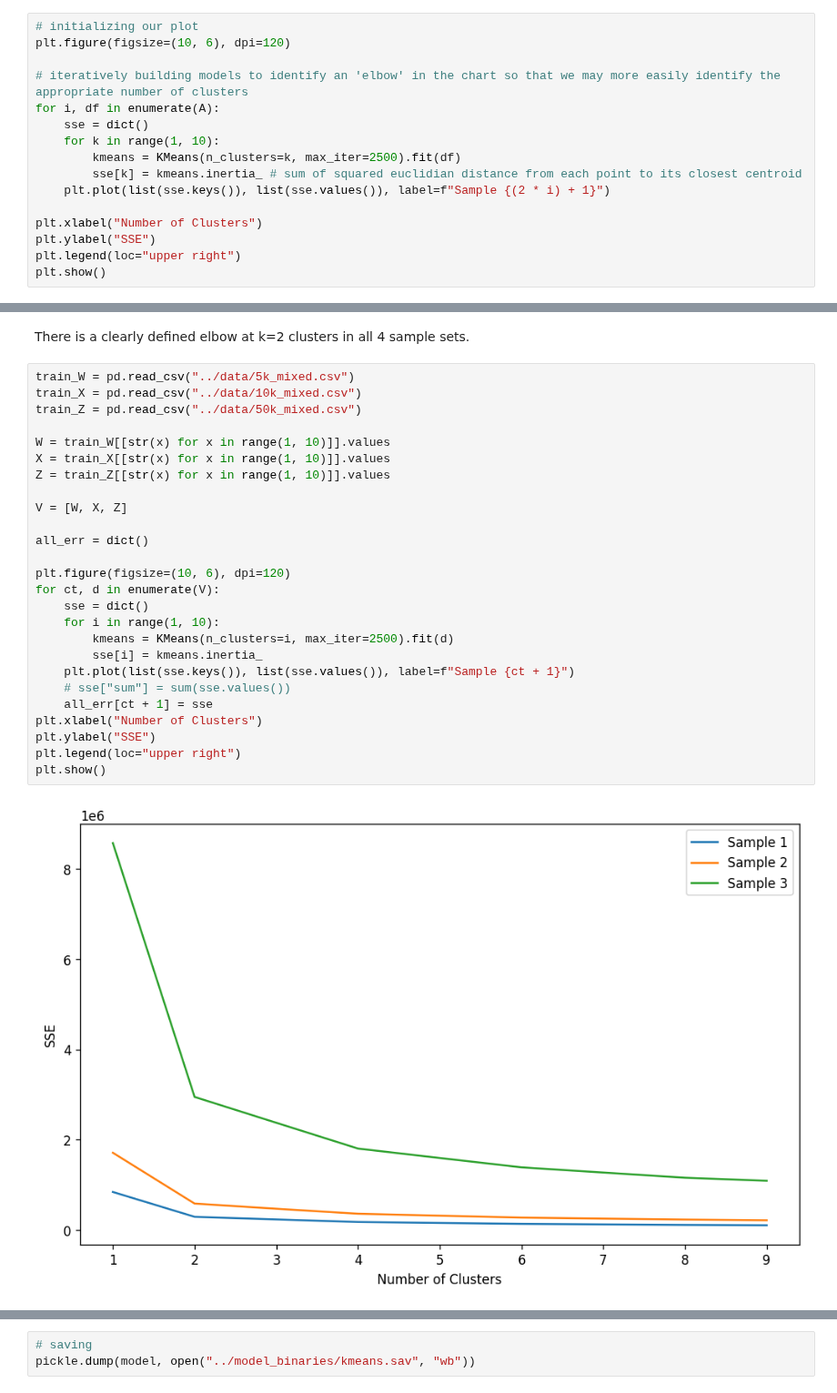
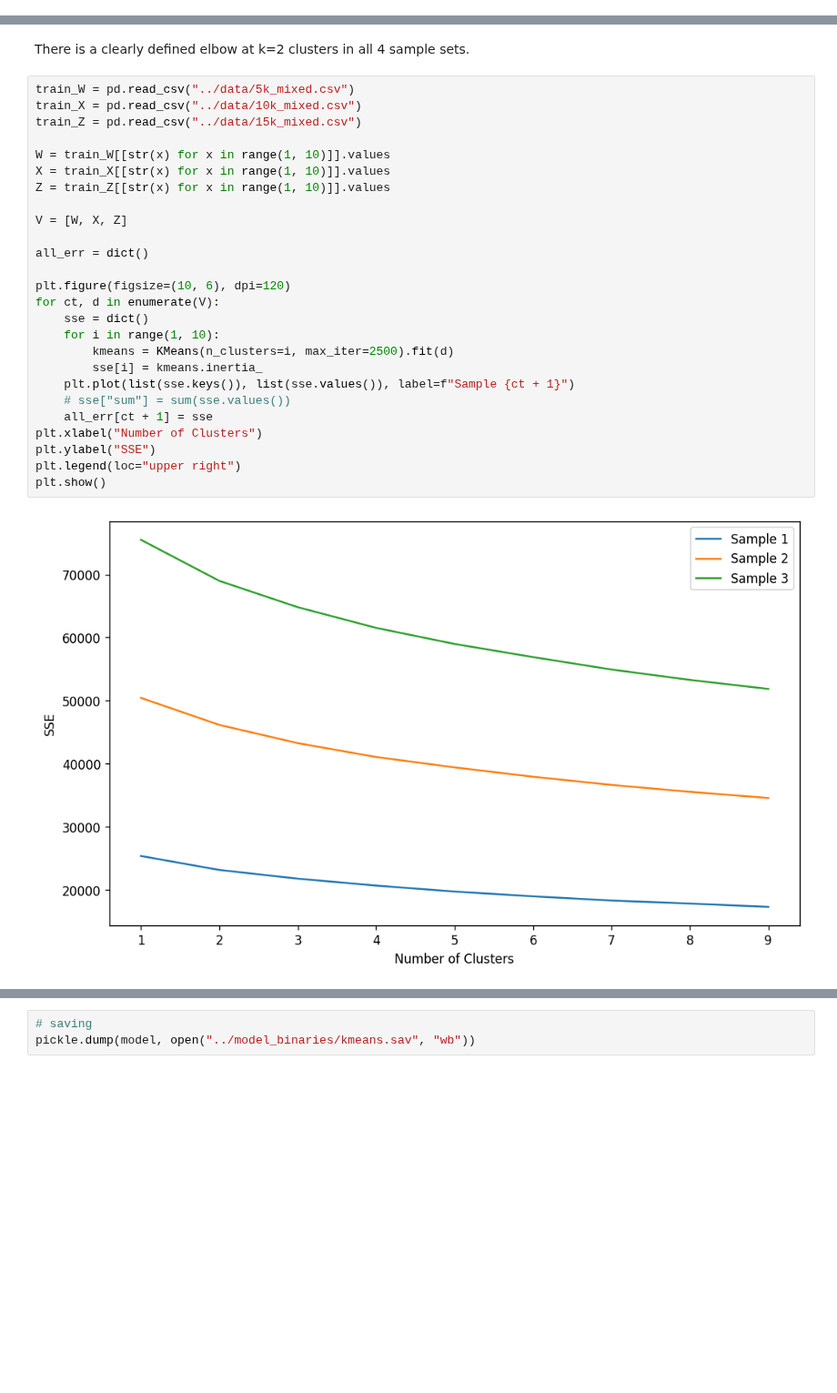
Before and after one commit to ScruffyTheMoose/TTT_ML, a Jupyter notebook: model_builds/kmeans_model.ipynb, the cells around one changed output, grey strips where cells are left out. Shown at 91% size. Drawn from its saved outputs; the diff is of its cells as text; blank space fills up the shorter version.

Commit message:
rerun some models using new data

```diff
--- a/model_builds/kmeans_model.ipynb
+++ b/model_builds/kmeans_model.ipynb
@@ -28,16 +12,0 @@ A = [X_1, X_3, X_5, X_7]
-# %%
-# initializing our plot
-plt.figure(figsize=(10, 6), dpi=120)
-
-# iteratively building models to identify an 'elbow' in the chart so that we may more easily identify the appropriate number of clusters
-for i, df in enumerate(A):
-    sse = dict()
-    for k in range(1, 10):
-        kmeans = KMeans(n_clusters=k, max_iter=2500).fit(df)
-        sse[k] = kmeans.inertia_ # sum of squared euclidian distance from each point to its closest centroid
-    plt.plot(list(sse.keys()), list(sse.values()), label=f"Sample {(2 * i) + 1}")
-
-plt.xlabel("Number of Clusters")
-plt.ylabel("SSE")
-plt.legend(loc="upper right")
-plt.show()
@@ -48,28 +15,28 @@ There is a clearly defined elbow at k=2 clusters in all 4 sample sets.
 # %%
 train_W = pd.read_csv("../data/5k_mixed.csv")
 train_X = pd.read_csv("../data/10k_mixed.csv")
-train_Z = pd.read_csv("../data/50k_mixed.csv")
+train_Z = pd.read_csv("../data/15k_mixed.csv")
 
 W = train_W[[str(x) for x in range(1, 10)]].values
 X = train_X[[str(x) for x in range(1, 10)]].values
 Z = train_Z[[str(x) for x in range(1, 10)]].values
 
 V = [W, X, Z]
 
 all_err = dict()
 
 plt.figure(figsize=(10, 6), dpi=120)
 for ct, d in enumerate(V):
     sse = dict()
     for i in range(1, 10):
         kmeans = KMeans(n_clusters=i, max_iter=2500).fit(d)
         sse[i] = kmeans.inertia_
     plt.plot(list(sse.keys()), list(sse.values()), label=f"Sample {ct + 1}")
     # sse["sum"] = sum(sse.values())
     all_err[ct + 1] = sse
 plt.xlabel("Number of Clusters")
 plt.ylabel("SSE")
 plt.legend(loc="upper right")
 plt.show()
 # %% [output]
-[figure, old version]
+[figure, new version]
```
Also changed, not shown: parts of 5 cells of this notebook, 3 other files.
